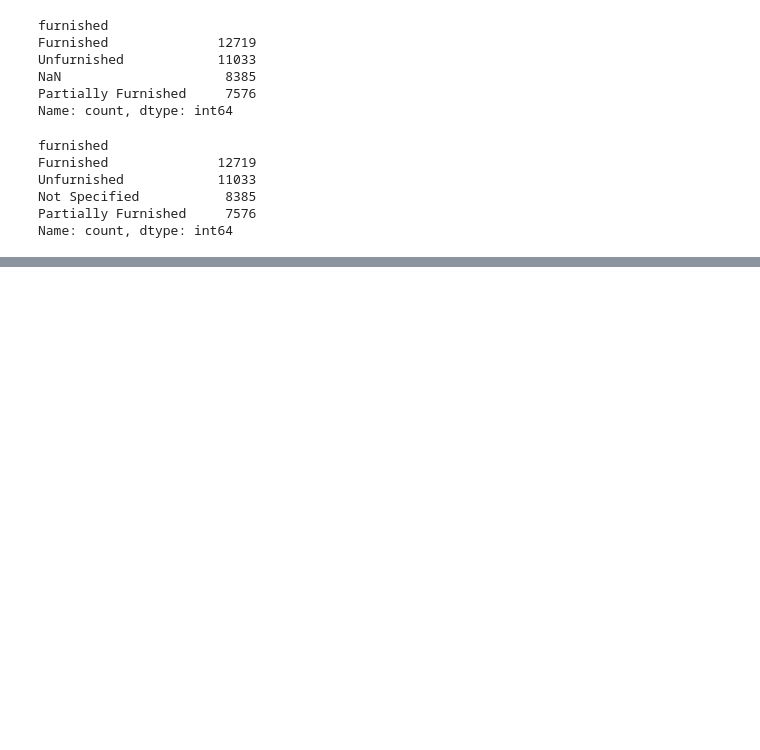
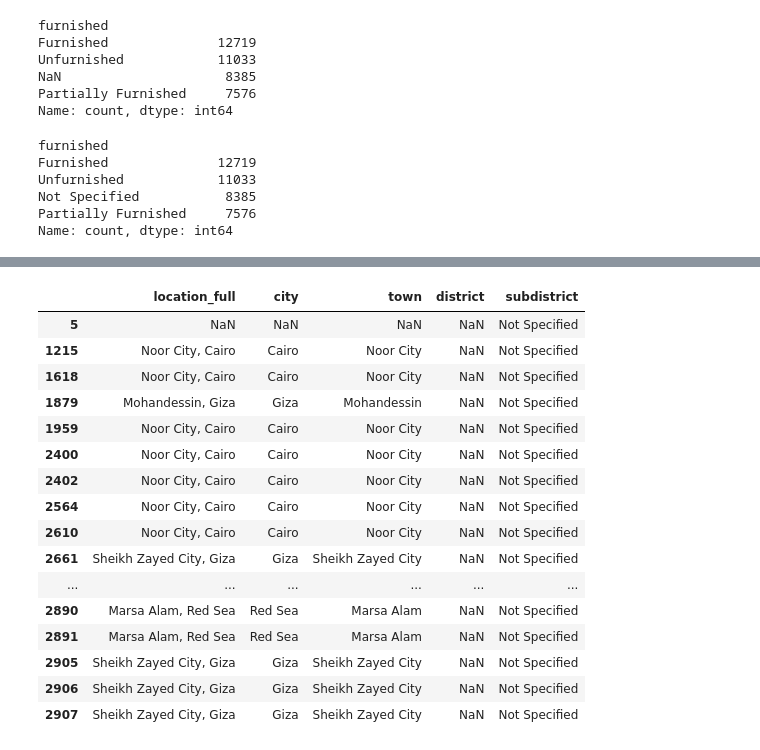
Before and after one commit to MohamedAtef721/Egypt-Real-Estate-Market-Analytics, a Jupyter notebook: Egypt_Real_Estate_EDA.ipynb, the cells around one changed output, grey strips where cells are left out. Cells and saved outputs as stored; diff of their text form; code cells hidden in the pictures; blank space fills up the shorter version.

```diff
--- a/Egypt_Real_Estate_EDA.ipynb
+++ b/Egypt_Real_Estate_EDA.ipynb
@@ -78,3 +80,9 @@ completed_primary     4304
 off_plan_primary      4138
 off_plan              1186
 Name: count, dtype: int64
+# %%
+df["completion_status"] = (
+    df["completion_status"]
+    .fillna("Not Specified")
+)
+df["completion_status"].value_counts(dropna=False)
@@ -161,0 +180,3 @@ Name: count, dtype: int64
+# %%
+df["subdistrict"] = df["subdistrict"].fillna("Not Specified")
+df["subdistrict"].value_counts(dropna=False)
@@ -161,0 +214,23 @@ Name: count, dtype: int64
+# %%
+df.loc[
+    df["district"].isna(),
+    ["location_full", "city", "town", "district", "subdistrict"]
+].head(20)
+# %% [output]
+|  | location_full | city | town | district | subdistrict |
+| 5 | NaN | NaN | NaN | NaN | Not Specified |
+| 1215 | Noor City, Cairo | Cairo | Noor City | NaN | Not Specified |
+| 1618 | Noor City, Cairo | Cairo | Noor City | NaN | Not Specified |
+| 1879 | Mohandessin, Giza | Giza | Mohandessin | NaN | Not Specified |
+| 1959 | Noor City, Cairo | Cairo | Noor City | NaN | Not Specified |
+| 2400 | Noor City, Cairo | Cairo | Noor City | NaN | Not Specified |
+| 2402 | Noor City, Cairo | Cairo | Noor City | NaN | Not Specified |
+| 2564 | Noor City, Cairo | Cairo | Noor City | NaN | Not Specified |
+| 2610 | Noor City, Cairo | Cairo | Noor City | NaN | Not Specified |
+| 2661 | Sheikh Zayed City, Giza | Giza | Sheikh Zayed City | NaN | Not Specified |
+| ... | ... | ... | ... | ... | ... |
+| 2890 | Marsa Alam, Red Sea | Red Sea | Marsa Alam | NaN | Not Specified |
+| 2891 | Marsa Alam, Red Sea | Red Sea | Marsa Alam | NaN | Not Specified |
+| 2905 | Sheikh Zayed City, Giza | Giza | Sheikh Zayed City | NaN | Not Specified |
+| 2906 | Sheikh Zayed City, Giza | Giza | Sheikh Zayed City | NaN | Not Specified |
+| 2907 | Sheikh Zayed City, Giza | Giza | Sheikh Zayed City | NaN | Not Specified |
```
Also changed, not shown: parts of 12 cells of this notebook.
